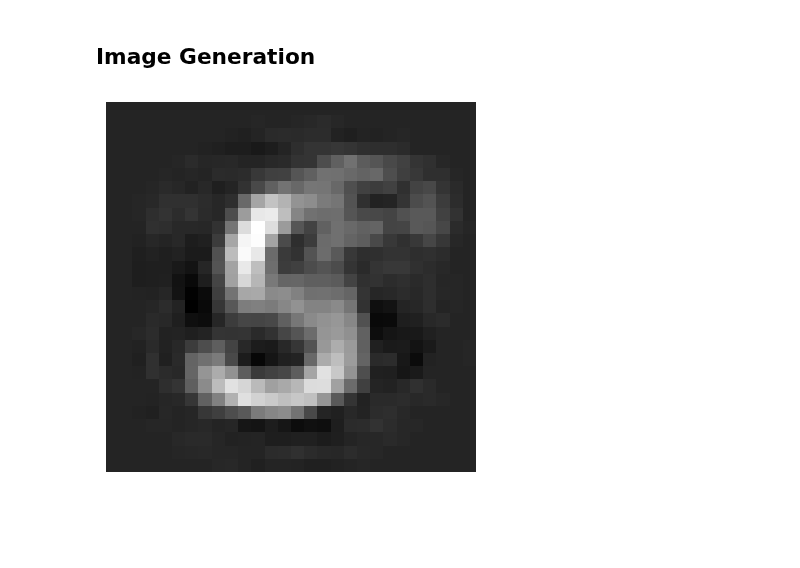
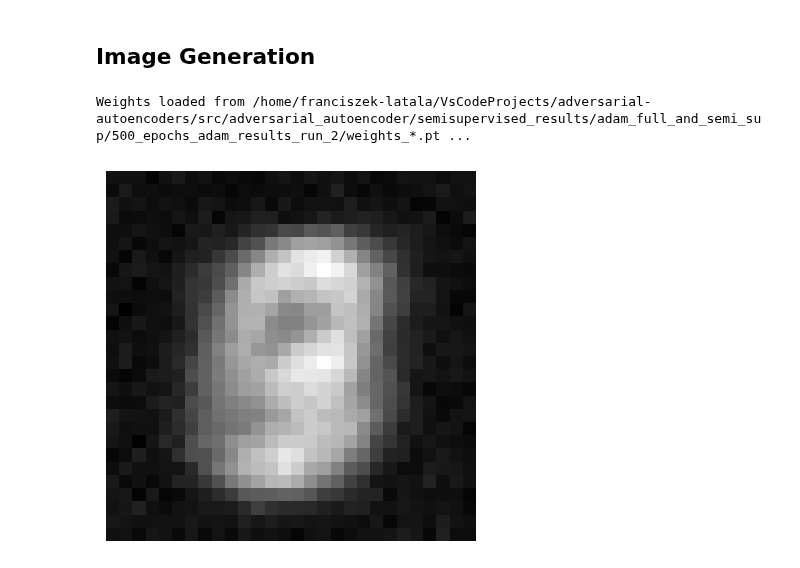
Before and after one commit to 1henrypage/adversarial-autoencoders, a Jupyter notebook: src/adversarial_autoencoder/semi_supervised_experiment.ipynb, the cells around one changed output. Cells and saved outputs as stored; diff of their text form; code cells hidden in the pictures; blank space fills up the shorter version.

Commit message:
figures

```diff
--- a/src/adversarial_autoencoder/semi_supervised_experiment.ipynb
+++ b/src/adversarial_autoencoder/semi_supervised_experiment.ipynb
@@ -295,5 +295,5 @@ Weights saved to semisupervised_results/1000_epochs_adam_1000_samples/weights_*.
 ... (88 outputs left out)
 # %% [markdown]
 ## Accuracy Eval
-# %%
-model.load_weights("semisupervised_results/500_epochs_adam_results_run_2_noise/weights")
+# %%
+model.load_weights("/home/franciszek-latala/VsCodeProjects/adversarial-autoencoders/src/adversarial_autoencoder/semisupervised_results/500_epochs_1000_labeled_sgd_momentum_noise_030_run_1/weights")
@@ -314,17 +316,19 @@ print(f"Test accuracy: {accuracy*100:.2f}%")
 Test accuracy: 94.10%
 # %% [markdown]
 ## Image Generation
-# %%
-model.load_weights("semisupervised_results/500_epochs_adam_results_run_2_noise/weights")
+# %%
+model.load_weights("/home/franciszek-latala/VsCodeProjects/adversarial-autoencoders/src/adversarial_autoencoder/semisupervised_results/adam_full_and_semi_sup/500_epochs_adam_results_run_1/weights")
+# %% [output]
+Weights loaded from /home/franciszek-latala/VsCodeProjects/adversarial-autoencoders/src/adversarial_autoencoder/semisupervised_results/adam_full_and_semi_sup/500_epochs_adam_results_run_2/weights_*.pt ...
 # %%
 import matplotlib.pyplot as plt
 
-img7 = model.generate_images(5, prior_std=0.01)
+img7 = model.generate_images(5, prior_std=0.001)
 plt.imshow(img7.squeeze().cpu().numpy(), cmap='gray')
 plt.axis('off')
 plt.show()
 # %% [output]
-[figure, old version]
+[figure, new version]
 # %%
 fig, axes = plt.subplots(
     nrows=10,
```
Also changed, not shown: parts of 3 cells of this notebook, 33 other files.
